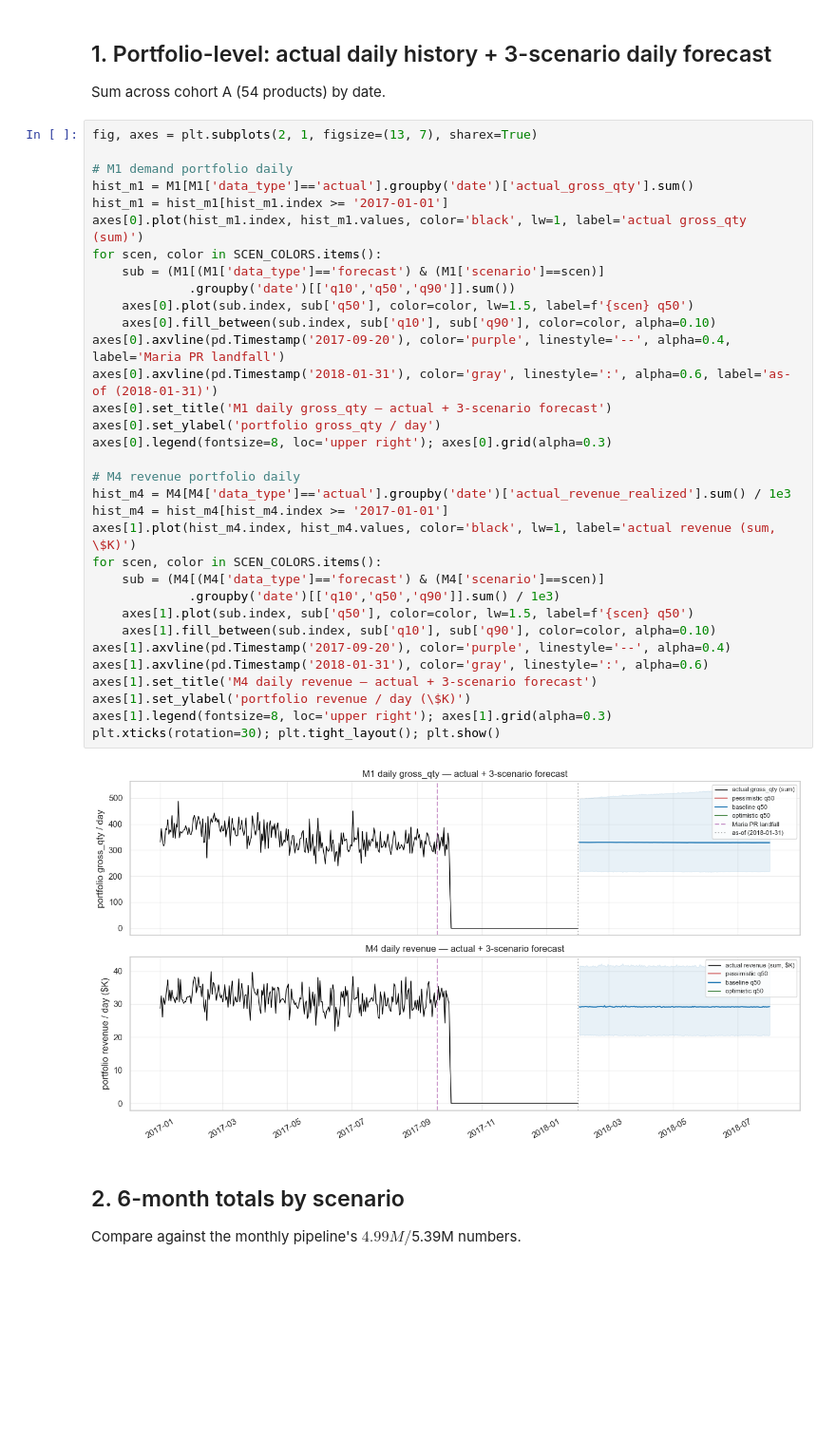
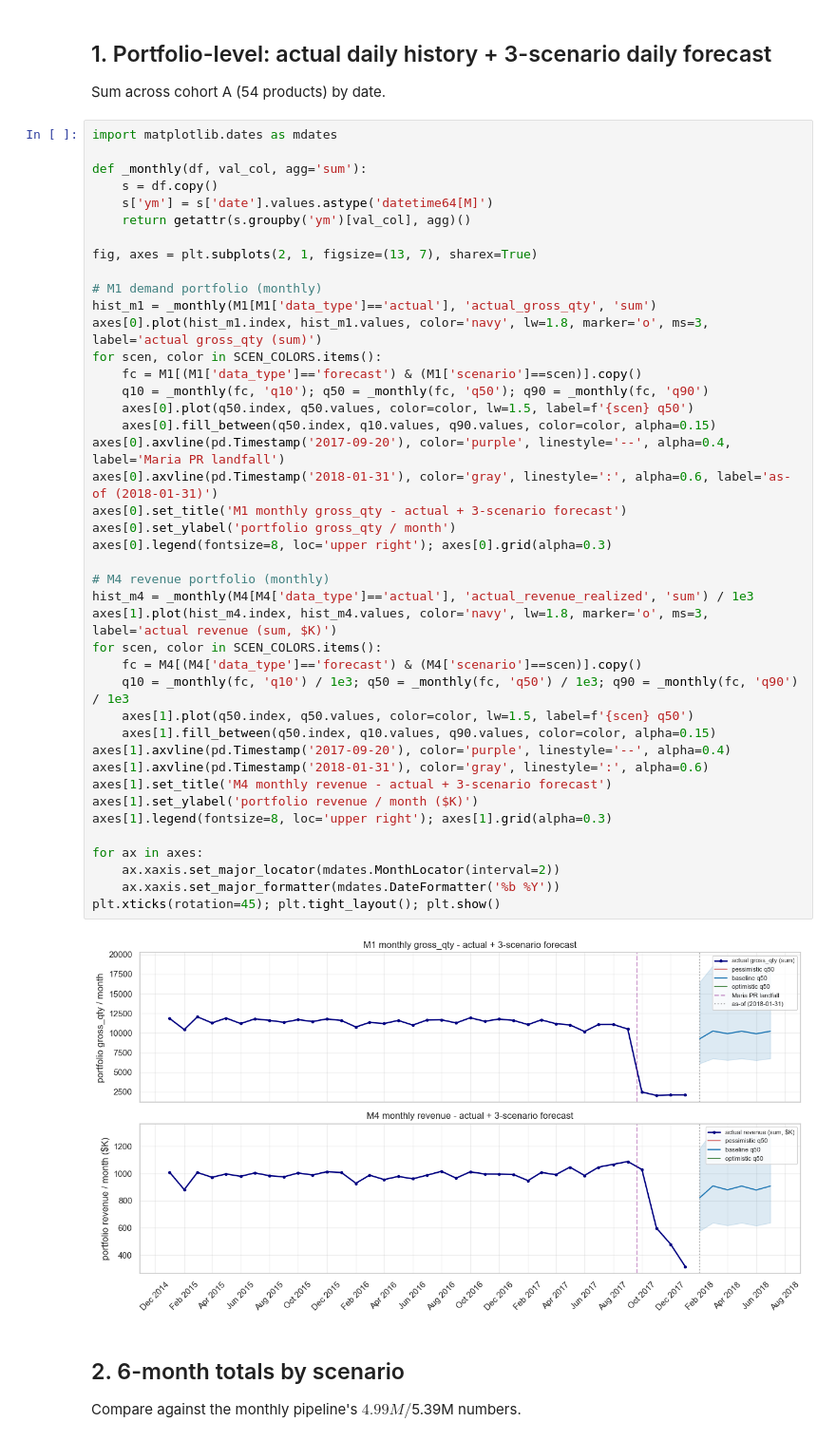
Before and after one commit to QuangThienLamData/DataCoSupplyChain-Projects, a Jupyter notebook: notebooks/forecast_pipeline_daily.ipynb, the cells around one changed output. Shown at 95% size. Drawn from its saved outputs; the diff is of its cells as text; blank space fills up the shorter version.

```diff
--- a/notebooks/forecast_pipeline_daily.ipynb
+++ b/notebooks/forecast_pipeline_daily.ipynb
@@ -81,40 +81,49 @@ Loaded: {'m3': (197060, 8), 'm1': (70632, 8), 'm2': (1308, 7), 'm4': (70632, 8)}
 
 Sum across cohort A (54 products) by date.
 # %%
+import matplotlib.dates as mdates
+
+def _monthly(df, val_col, agg='sum'):
+    s = df.copy()
+    s['ym'] = s['date'].values.astype('datetime64[M]')
+    return getattr(s.groupby('ym')[val_col], agg)()
+
 fig, axes = plt.subplots(2, 1, figsize=(13, 7), sharex=True)
 
-# M1 demand portfolio daily
-hist_m1 = M1[M1['data_type']=='actual'].groupby('date')['actual_gross_qty'].sum()
-hist_m1 = hist_m1[hist_m1.index >= '2017-01-01']
-axes[0].plot(hist_m1.index, hist_m1.values, color='black', lw=1, label='actual gross_qty (sum)')
+# M1 demand portfolio (monthly)
+hist_m1 = _monthly(M1[M1['data_type']=='actual'], 'actual_gross_qty', 'sum')
+axes[0].plot(hist_m1.index, hist_m1.values, color='navy', lw=1.8, marker='o', ms=3, label='actual gross_qty (sum)')
 for scen, color in SCEN_COLORS.items():
-    sub = (M1[(M1['data_type']=='forecast') & (M1['scenario']==scen)]
-             .groupby('date')[['q10','q50','q90']].sum())
-    axes[0].plot(sub.index, sub['q50'], color=color, lw=1.5, label=f'{scen} q50')
-    axes[0].fill_between(sub.index, sub['q10'], sub['q90'], color=color, alpha=0.10)
+    fc = M1[(M1['data_type']=='forecast') & (M1['scenario']==scen)].copy()
+    q10 = _monthly(fc, 'q10'); q50 = _monthly(fc, 'q50'); q90 = _monthly(fc, 'q90')
+    axes[0].plot(q50.index, q50.values, color=color, lw=1.5, label=f'{scen} q50')
+    axes[0].fill_between(q50.index, q10.values, q90.values, color=color, alpha=0.15)
 axes[0].axvline(pd.Timestamp('2017-09-20'), color='purple', linestyle='--', alpha=0.4, label='Maria PR landfall')
 axes[0].axvline(pd.Timestamp('2018-01-31'), color='gray', linestyle=':', alpha=0.6, label='as-of (2018-01-31)')
-axes[0].set_title('M1 daily gross_qty — actual + 3-scenario forecast')
-axes[0].set_ylabel('portfolio gross_qty / day')
+axes[0].set_title('M1 monthly gross_qty - actual + 3-scenario forecast')
+axes[0].set_ylabel('portfolio gross_qty / month')
 axes[0].legend(fontsize=8, loc='upper right'); axes[0].grid(alpha=0.3)
 
-# M4 revenue portfolio daily
-hist_m4 = M4[M4['data_type']=='actual'].groupby('date')['actual_revenue_realized'].sum() / 1e3
-hist_m4 = hist_m4[hist_m4.index >= '2017-01-01']
-axes[1].plot(hist_m4.index, hist_m4.values, color='black', lw=1, label='actual revenue (sum, \$K)')
+# M4 revenue portfolio (monthly)
+hist_m4 = _monthly(M4[M4['data_type']=='actual'], 'actual_revenue_realized', 'sum') / 1e3
+axes[1].plot(hist_m4.index, hist_m4.values, color='navy', lw=1.8, marker='o', ms=3, label='actual revenue (sum, $K)')
 for scen, color in SCEN_COLORS.items():
-    sub = (M4[(M4['data_type']=='forecast') & (M4['scenario']==scen)]
-             .groupby('date')[['q10','q50','q90']].sum() / 1e3)
-    axes[1].plot(sub.index, sub['q50'], color=color, lw=1.5, label=f'{scen} q50')
-    axes[1].fill_between(sub.index, sub['q10'], sub['q90'], color=color, alpha=0.10)
+    fc = M4[(M4['data_type']=='forecast') & (M4['scenario']==scen)].copy()
+    q10 = _monthly(fc, 'q10') / 1e3; q50 = _monthly(fc, 'q50') / 1e3; q90 = _monthly(fc, 'q90') / 1e3
+    axes[1].plot(q50.index, q50.values, color=color, lw=1.5, label=f'{scen} q50')
+    axes[1].fill_between(q50.index, q10.values, q90.values, color=color, alpha=0.15)
 axes[1].axvline(pd.Timestamp('2017-09-20'), color='purple', linestyle='--', alpha=0.4)
 axes[1].axvline(pd.Timestamp('2018-01-31'), color='gray', linestyle=':', alpha=0.6)
-axes[1].set_title('M4 daily revenue — actual + 3-scenario forecast')
-axes[1].set_ylabel('portfolio revenue / day (\$K)')
+axes[1].set_title('M4 monthly revenue - actual + 3-scenario forecast')
+axes[1].set_ylabel('portfolio revenue / month ($K)')
 axes[1].legend(fontsize=8, loc='upper right'); axes[1].grid(alpha=0.3)
-plt.xticks(rotation=30); plt.tight_layout(); plt.show()
+
+for ax in axes:
+    ax.xaxis.set_major_locator(mdates.MonthLocator(interval=2))
+    ax.xaxis.set_major_formatter(mdates.DateFormatter('%b %Y'))
+plt.xticks(rotation=45); plt.tight_layout(); plt.show()
 # %% [output]
-[figure, old version]
+[figure, new version]
 # %% [markdown]
 ## 2. 6-month totals by scenario
 
```
Also changed, not shown: parts of 6 cells of this notebook, 7 other files.
